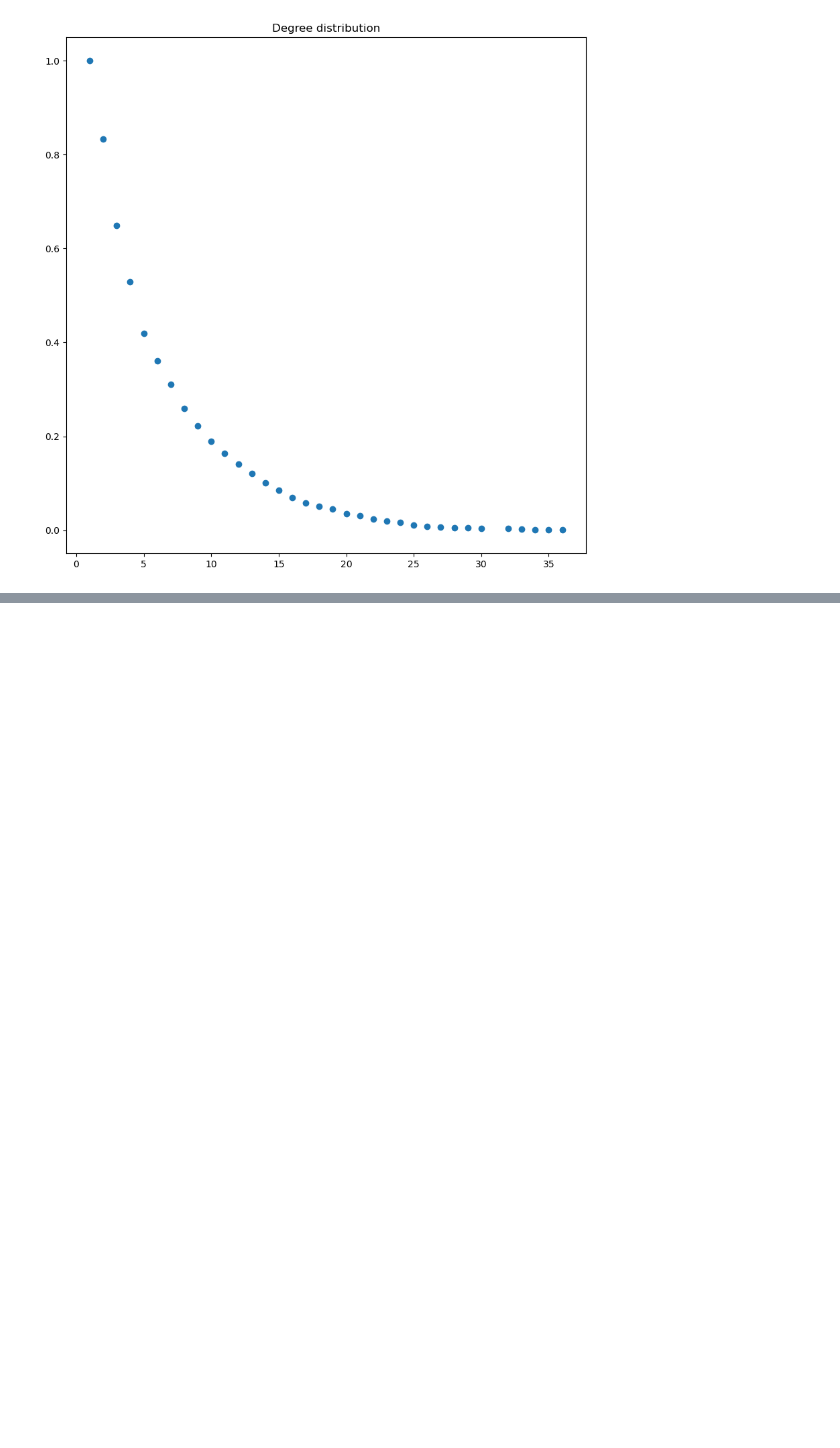
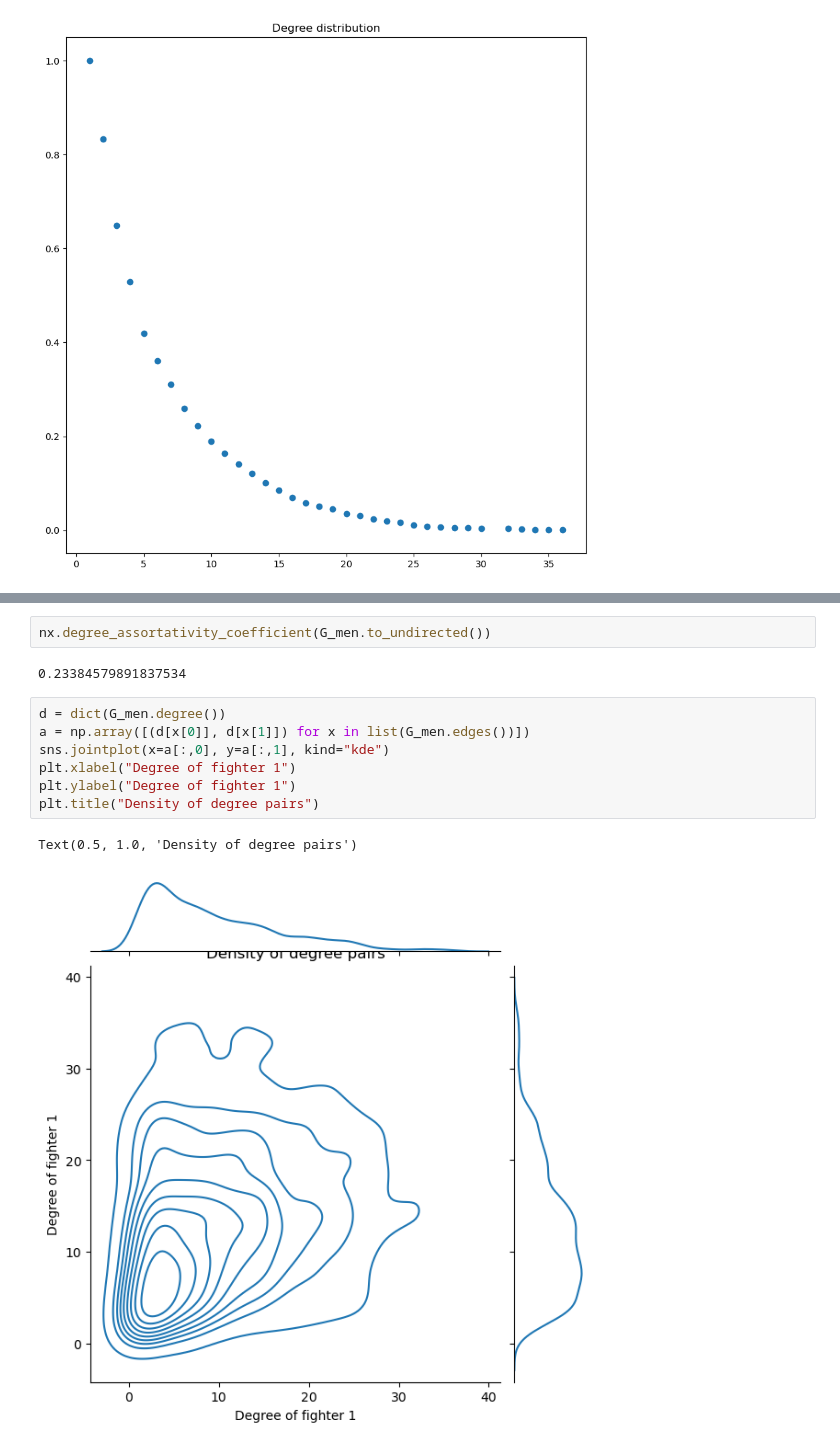
Before and after one commit to PierrickLeroy/mma-graph, a Jupyter notebook: ranking-and-exploration.ipynb, the cells around one changed output, grey strips where cells are left out. Drawn from its saved outputs; the diff is of its cells as text; blank space fills up the shorter version.

```diff
--- a/ranking-and-exploration.ipynb
+++ b/ranking-and-exploration.ipynb
@@ -1608,0 +1609,14 @@ plt.scatter(k_eb, np.flip(np.cumsum(np.flip(p_k_eb))), label="data extended bara
+# %%
+nx.degree_assortativity_coefficient(G_men.to_undirected())
+# %% [output]
+0.23384579891837534
+# %%
+d = dict(G_men.degree())
+a = np.array([(d[x[0]], d[x[1]]) for x in list(G_men.edges())])
+sns.jointplot(x=a[:,0], y=a[:,1], kind="kde")
+plt.xlabel("Degree of fighter 1")
+plt.ylabel("Degree of fighter 1")
+plt.title("Density of degree pairs")
+# %% [output]
+Text(0.5, 1.0, 'Density of degree pairs')
+[figure, added]
```
Also changed, not shown: parts of 11 cells of this notebook, 9 other files.
